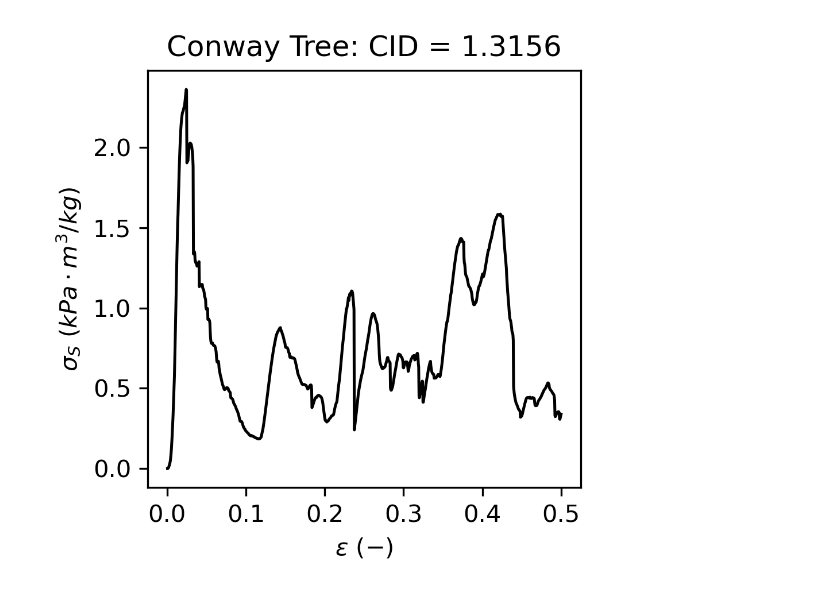
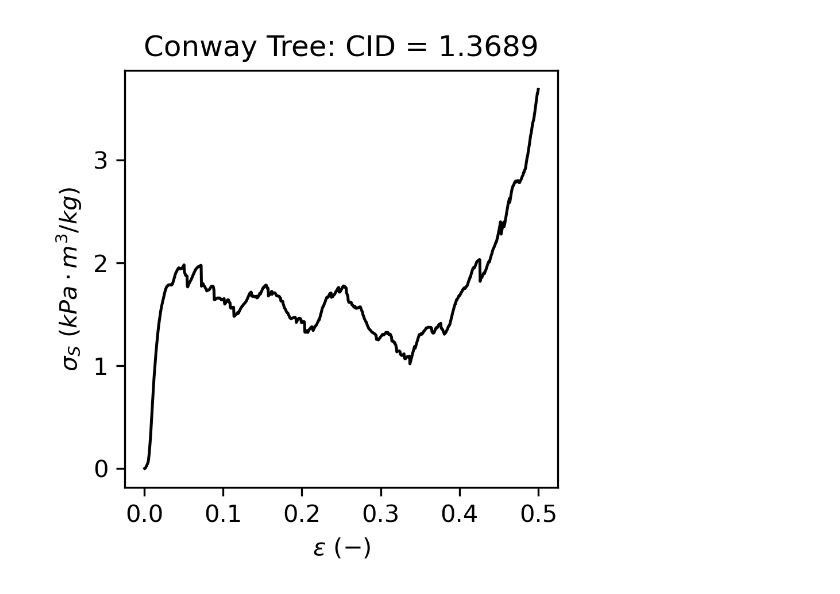
Before and after one commit to jaime-berkovich/Conway_Trees, a Jupyter notebook: Python Scripts and Data/CT_stress_strain.ipynb, the cells around one changed output. Saved outputs shown, nothing was run; the diff lists cells and outputs as text; code cells hidden in the pictures.

Commit message:
new stress-strain plot for CID 1.37

```diff
--- a/Python Scripts and Data/CT_stress_strain.ipynb
+++ b/Python Scripts and Data/CT_stress_strain.ipynb
@@ -53,7 +53,7 @@ subfolders = [f.path for f in os.scandir(MAIN_DIR) if f.is_dir()]
 runs = sorted( (run_num(os.path.basename(f)), f) for f in subfolders if run_num(os.path.basename(f)) )
 
 # pick the run we care about
-SELECTED_RUN = 12          # change this if you want another sample
+SELECTED_RUN = 11         # change this if you want another sample
 
 # ─── main loop ────────────────────────────────────────────────
 for run_id, folder in runs:
@@ -64,31 +64,31 @@ for run_id, folder in runs:
     if not os.path.isfile(dat_file):
         raise FileNotFoundError(f"Data file missing for run {run_id}")
 
     # ── load & compute ────────────────────────────────────────
     df = pd.read_csv(dat_file, sep='\t', skiprows=7)
     df['strain']  = (df['mm'] * 1e-3) / (L0_MM*1e-3)
     df['stress']  = (df['kN'] * 1e3) / AREA_M2
 
     # specific stress
     voxels = vox_df.loc[run_id, 'Voxel Count']
     mass_kg = voxels * DENS_KG_MM3 * VOXEL_SIDE**3
     # inside the loop, right after you compute `mass_kg`
     volume_m3        = NET_VOL_MM3 * 1e-9          # mm³ ➜ m³
     density_kgm3     = mass_kg / volume_m3         # kg / m³
     df['specific_stress_kPa'] = (df['stress'] / density_kgm3) / 1e3  # kPa·m³/kg
 
     # plot
     cid_val = vox_df.loc[run_id, 'CID']
     plt.figure(figsize=(3.35,3.35), dpi=300) #single column figure dimensions as per:
     '''https://advanced.onlinelibrary.wiley.com/hub/journal/15214095/author-guidelines#:~:text=Figures%20and%20tables%20should%20have,be%20submitted%20in%20separate%20files.'''
     plt.plot(df['strain'], df['specific_stress_kPa'], 'k-', lw=1.2)
     plt.xlabel('$\epsilon \\text{ }(-)$')
     plt.ylabel('$\sigma_{S} \\text{ }(kPa\cdot m^3/kg)$')
     plt.title(f'Conway Tree: CID = {cid_val}')
     plt.tight_layout()
     plt.ticklabel_format(style='plain', axis='y')   # no scientific-notation offset
     plt.show()
 
     break
 # %% [output]
-[figure, old version]
+[figure, new version]
```
